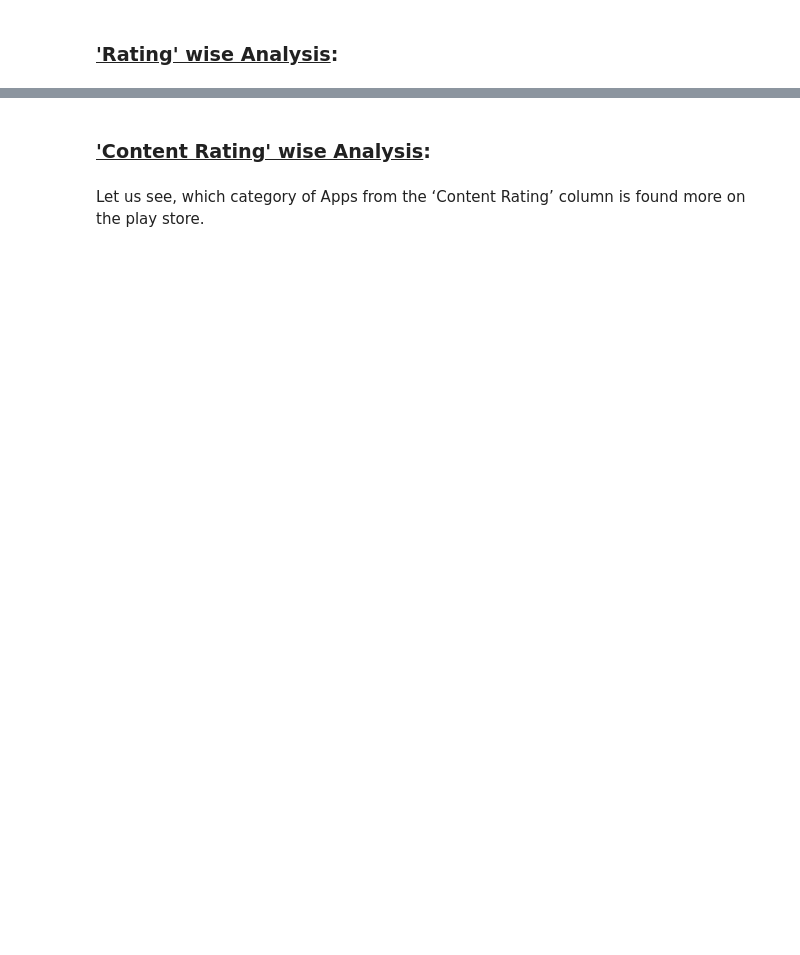
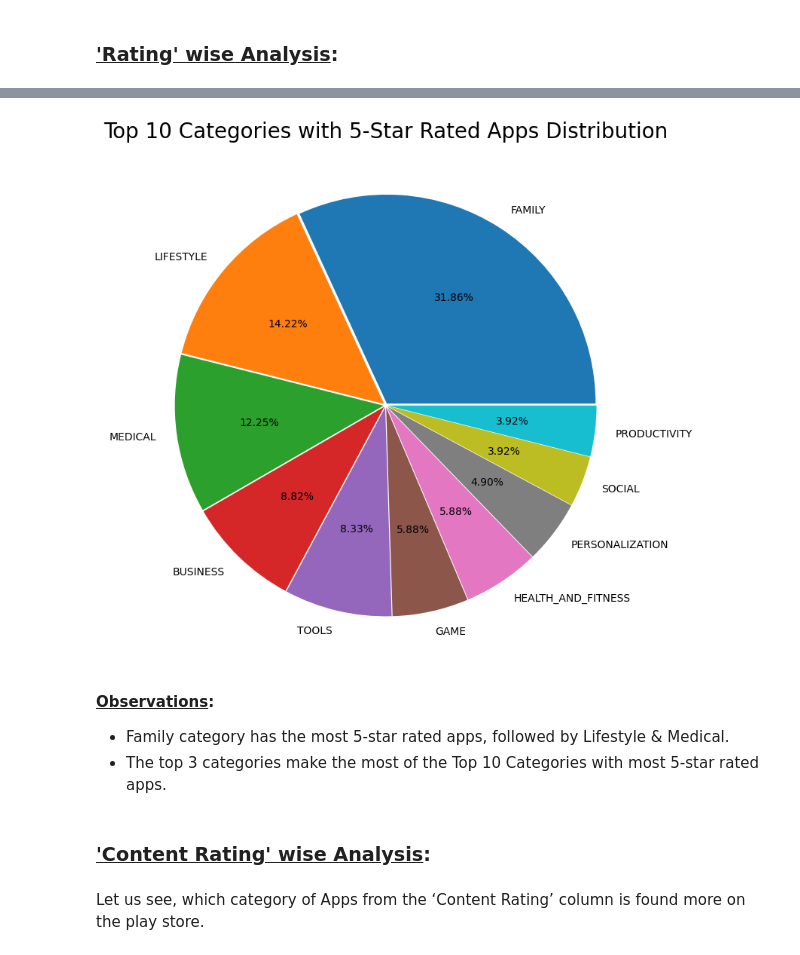
Before and after one commit to aviralsingh2907/PlayStore-App-Review-Analysis, a Jupyter notebook: EDA_Play_Store_App_Review_Analysis.ipynb, the cells around one changed output, grey strips where cells are left out. Cells and saved outputs as stored; diff of their text form; code cells hidden in the pictures; blank space fills up the shorter version.

```diff
--- a/EDA_Play_Store_App_Review_Analysis.ipynb
+++ b/EDA_Play_Store_App_Review_Analysis.ipynb
@@ -469,3 +559,5 @@ five_star_rating_apps['App'].nunique()
 # %%
-#Top 10 Categories Of 5 Star Rating App's
-five_star_rating_apps['Category'].value_counts().reset_index().rename(columns={'index':'Category','Category':'Count'}).head(10)
+# Top 10 Categories with most 5-Star Rated Apps:
+
+top10_5StarApp_categories = five_star_rated_apps['Category'].value_counts().reset_index().rename(columns={'index':'Category','Category':'Count'}).head(10)
+top10_5StarApp_categories
@@ -472,3 +576,16 @@ five_star_rating_apps['Category'].value_counts().reset_index().rename(columns={'
+# %%
+# Plotting Distribution:
+
+plt.figure(figsize=(9,9))
+plt.pie(top10_5StarApp_categories['Count'], labels=top10_5StarApp_categories['Category'], autopct='%.2f%%', explode=[0.01]*10)
+plt.title('Top 10 Categories with 5-Star Rated Apps Distribution', fontsize=20)
+plt.show()
+# %% [output]
+[figure, added]
+# %% [markdown]
+<b><u>Observations</u>:</b>
+* Family category has the most 5-star rated apps, followed by Lifestyle & Medical.
+* The top 3 categories make the most of the Top 10 Categories with most 5-star rated apps.
 # %% [markdown]
 ### <b><u>'Content Rating' wise Analysis</u>:</b>
 # %% [markdown]
```
Also changed, not shown: parts of 62 cells of this notebook.
